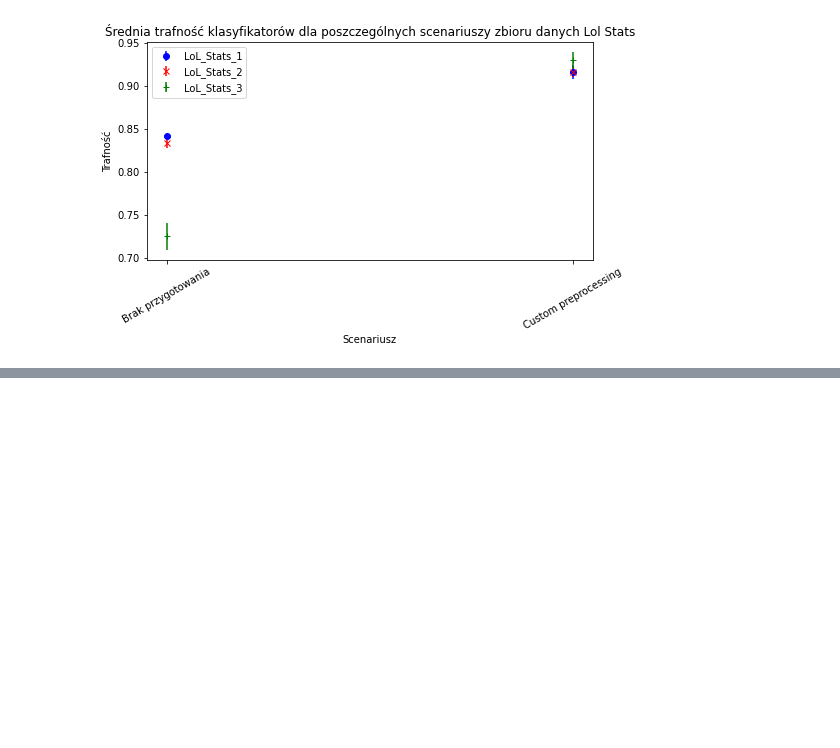
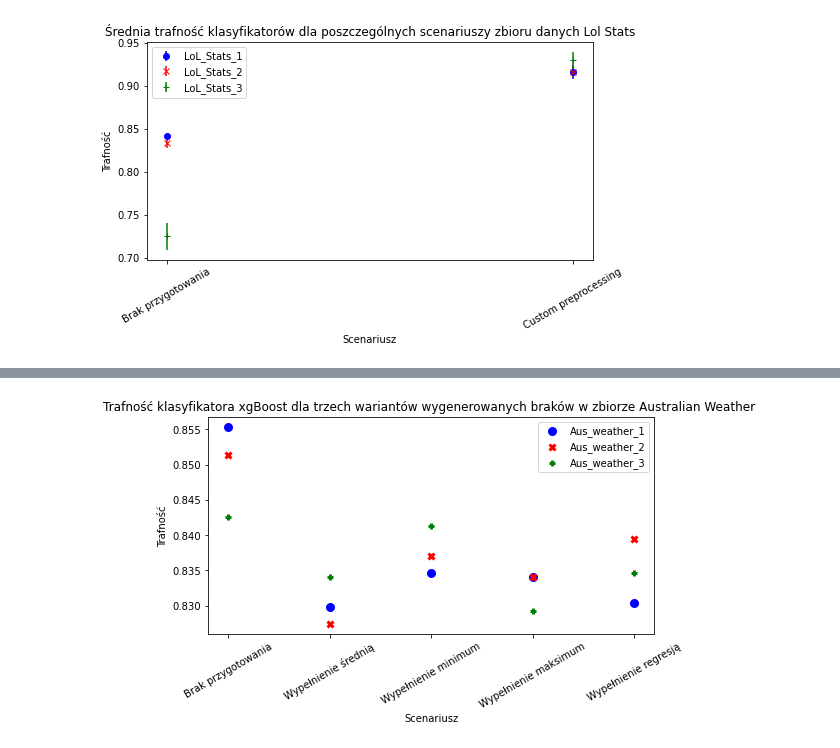
Before and after one commit to dlitwinski42/PracaMagPreproccessing, a Jupyter notebook: Titanic/Results.ipynb, the cells around one changed output, grey strips where cells are left out. Cells and saved outputs as stored; diff of their text form; code cells hidden in the pictures; blank space fills up the shorter version.

```diff
--- a/Titanic/Results.ipynb
+++ b/Titanic/Results.ipynb
@@ -234,0 +364,28 @@ for group in results['group'].unique()[1:]:
+# %%
+for group in results['group'].unique()[1:]:
+        plot_xgb_score(get_group_results(aus_weather_1,
+                                 group),
+                        get_group_results(aus_weather_2,
+                                 group),
+                        get_group_results(aus_weather_3,
+                                 group),
+                                 "Trafność klasyfikatora xgBoost dla trzech wariantów wygenerowanych braków w zbiorze Australian Weather ",
+                                 "Aus_Weather_xgb_" + group)
+        plot_rfc_score(get_group_results(aus_weather_1,
+                                 group),
+                        get_group_results(aus_weather_2,
+                                 group),
+                        get_group_results(aus_weather_3,
+                                 group),
+                                 "Trafność klasyfikatora Random Forest dla trzech wariantów wygenerowanych braków w zbiorze Australian Weather ",
+                                 "Aus_Weather_rfc_" + group)
+        plot_knn_score(get_group_results(aus_weather_1,
+                                 group),
+                        get_group_results(aus_weather_2,
+                                 group),
+                        get_group_results(aus_weather_3,
+                                 group),
+                                 "Trafność klasyfikatora k-nearest Neighbours dla trzech wariantów wygenerowanych braków w zbiorze Australian Weather ",
+                                 "Aus_Weather_knn_" + group)
+# %% [output]
+[figure, added]
```
Also changed, not shown: parts of 14 cells of this notebook, 45 other files.
